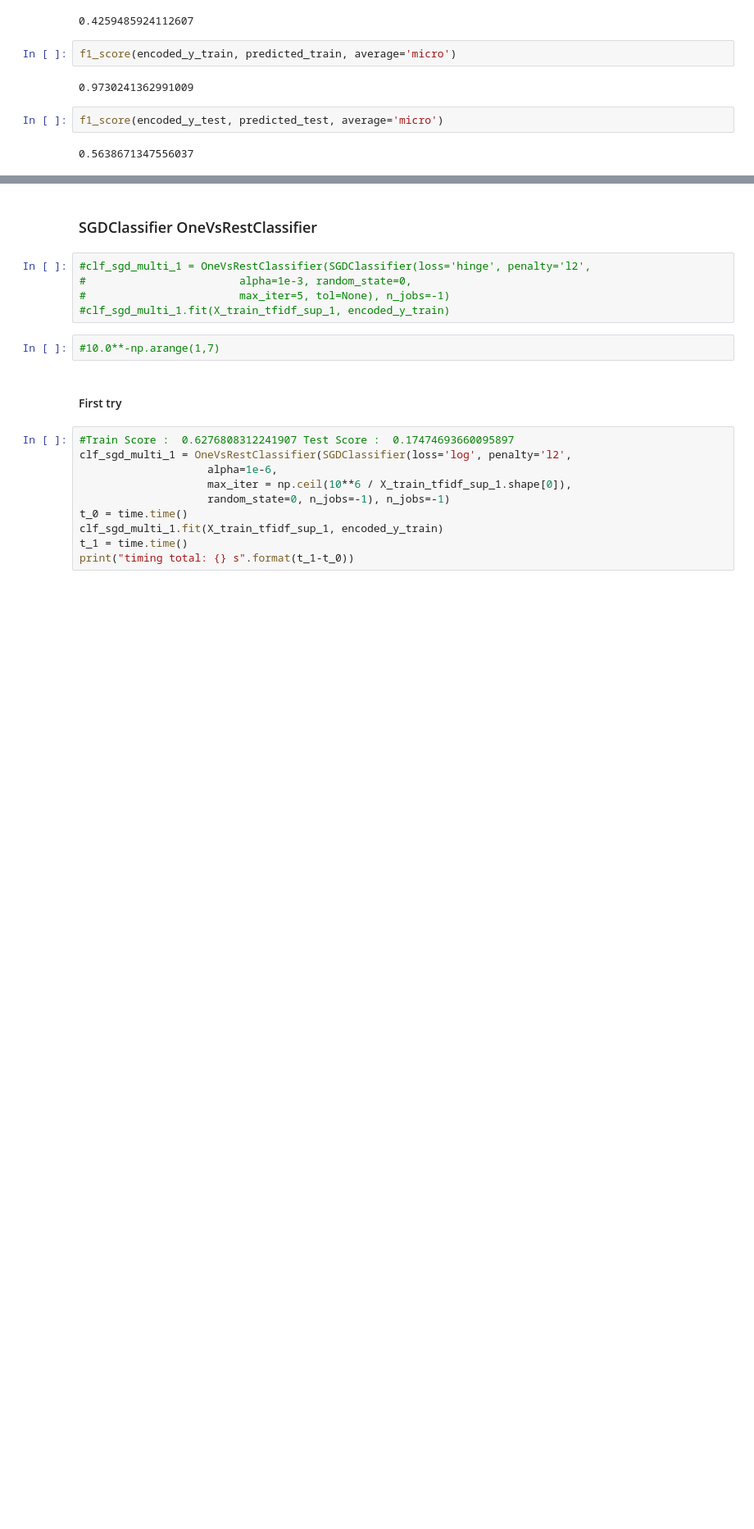
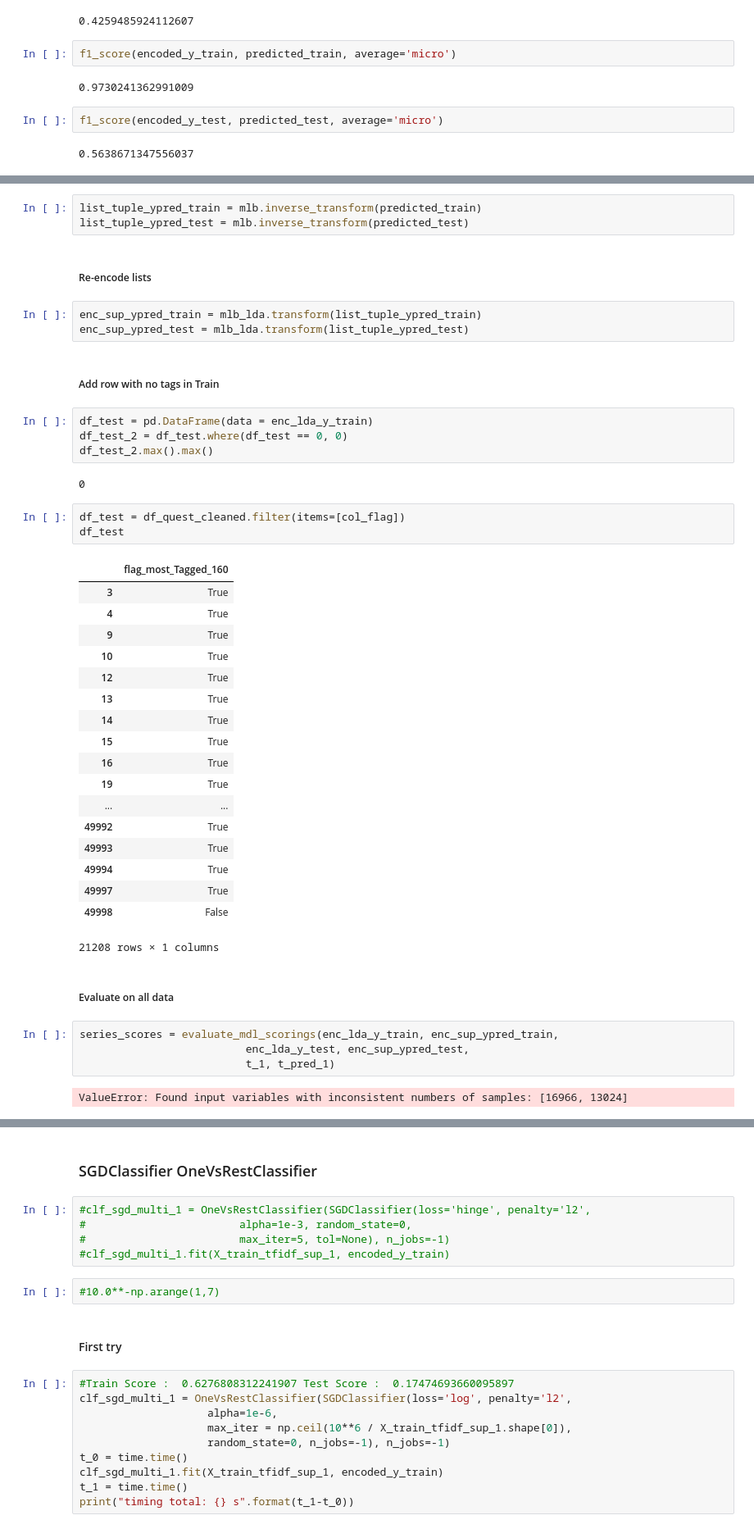
Before and after one commit to jeugregg/Stack-Overflow-tagger, a Jupyter notebook: 01_OC_IML_Project_5_explorations.ipynb, the cells around one changed output, grey strips where cells are left out. Shown at 82% size. Cells and saved outputs as stored; diff of their text form; blank space fills up the shorter version.

```diff
--- a/01_OC_IML_Project_5_explorations.ipynb
+++ b/01_OC_IML_Project_5_explorations.ipynb
@@ -4703,0 +4719,46 @@ f1_score(encoded_y_test, predicted_test, average='micro')
+# %%
+list_tuple_ypred_train = mlb.inverse_transform(predicted_train)
+list_tuple_ypred_test = mlb.inverse_transform(predicted_test)
+# %% [markdown]
+##### Re-encode lists
+# %%
+enc_sup_ypred_train = mlb_lda.transform(list_tuple_ypred_train)
+enc_sup_ypred_test = mlb_lda.transform(list_tuple_ypred_test)
+# %% [markdown]
+##### Add row with no tags in Train
+# %%
+df_test = pd.DataFrame(data = enc_lda_y_train)
+df_test_2 = df_test.where(df_test == 0, 0)
+df_test_2.max().max()
+# %% [output]
+0
+# %%
+df_test = df_quest_cleaned.filter(items=[col_flag])
+df_test
+# %% [output]
+|  | flag_most_Tagged_160 |
+| 3 | True |
+| 4 | True |
+| 9 | True |
+| 10 | True |
+| 12 | True |
+| 13 | True |
+| 14 | True |
+| 15 | True |
+| 16 | True |
+| 19 | True |
+| ... | ... |
+| 49992 | True |
+| 49993 | True |
+| 49994 | True |
+| 49997 | True |
+| 49998 | False |
+21208 rows × 1 columns
+# %% [markdown]
+##### Evaluate on all data
+# %%
+series_scores = evaluate_mdl_scorings(enc_lda_y_train, enc_sup_ypred_train,
+                          enc_lda_y_test, enc_sup_ypred_test,
+                          t_1, t_pred_1)
+# %% [output]
+ValueError: Found input variables with inconsistent numbers of samples: [16966, 13024]
```
Also changed, not shown: parts of 16 cells of this notebook.
